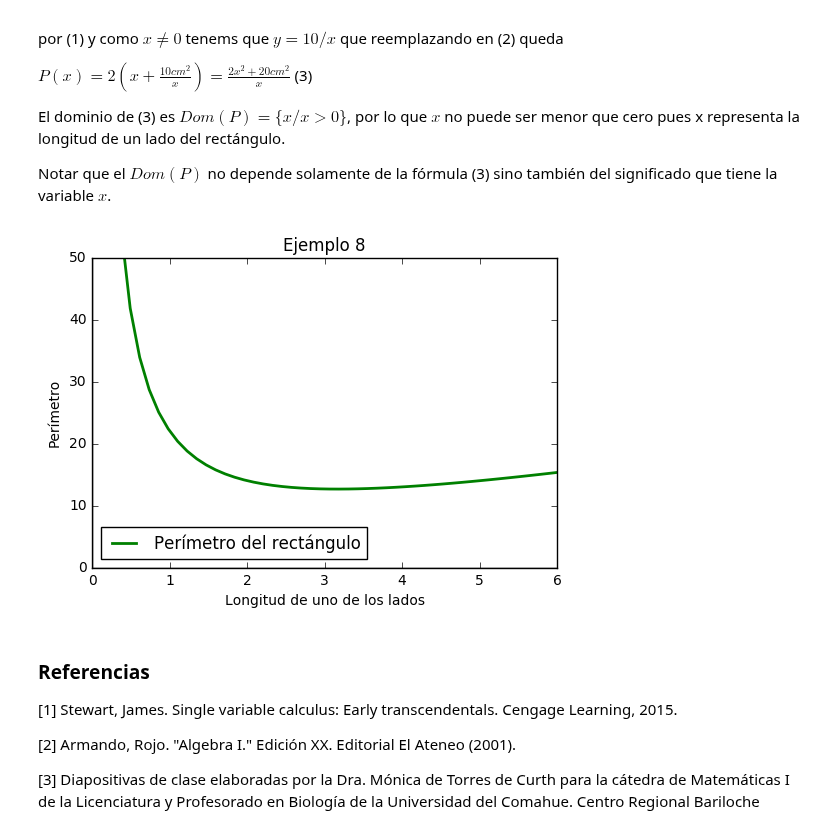
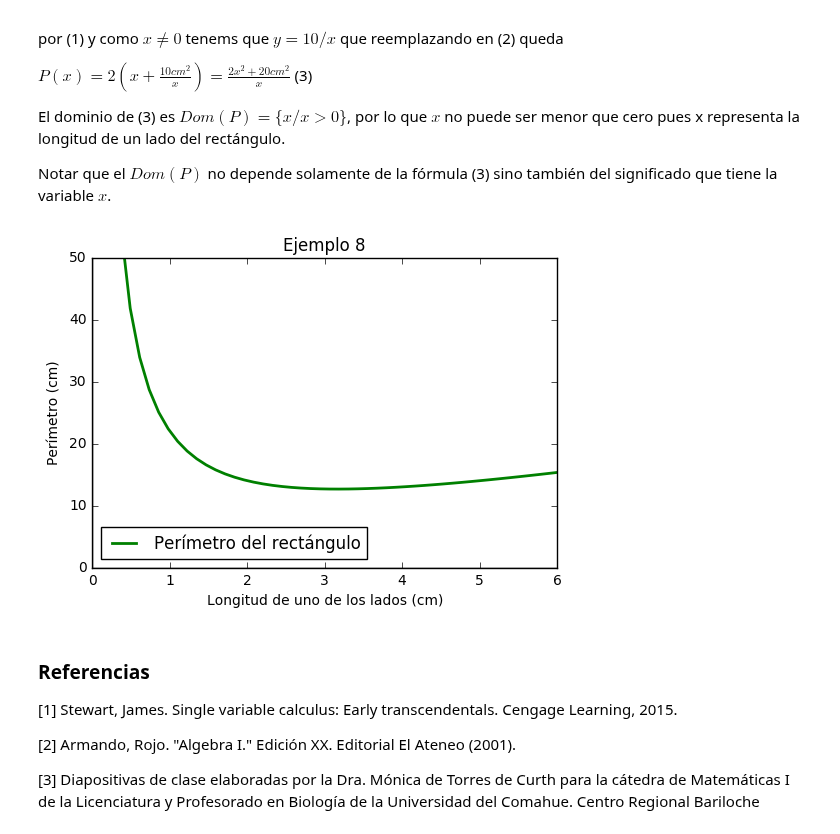
Before and after one commit to renexdev/matematica-general, a Jupyter notebook: funciones.ipynb, the cells around one changed output. Saved outputs shown, nothing was run; the diff lists cells and outputs as text; code cells hidden in the pictures.

```diff
--- a/funciones.ipynb
+++ b/funciones.ipynb
@@ -479,32 +479,32 @@ $A$ = $xy$ (área del rectángulo)
 # %%
 %matplotlib inline
 from ipywidgets import *
 import numpy as np
 import matplotlib.pyplot as plt
 
 x = np.linspace(1e-10,6, 50)
 def perimetro(x):
     return (2*x**2+20)/x
 
 #genera el obj figure
 plt.figure()
 #Eje horizontal
 plt.axhline(0, color='black')
 #Eje vertical
 plt.axvline(0, color='black')
 #Grafico la funcion
 plt.plot(x,perimetro(x),'g-',lw=2,label="Perímetro del rectángulo")
 #Establezco limites para graficar
 plt.xlim(0., 6.)
 plt.ylim(0., 50)
 #Titulo y nombre a los ejes
 plt.title("Ejemplo 8")
-plt.xlabel("Longitud de uno de los lados")
-plt.ylabel("Perímetro")
+plt.xlabel("Longitud de uno de los lados (cm)")
+plt.ylabel("Perímetro (cm)")
 plt.legend(loc='best')
 plt.show()
 # %% [output]
-[figure, old version]
+[figure, new version]
 # %% [markdown]
 <h3>Referencias</h3>
 
```
Also changed, not shown: 1 other file.
